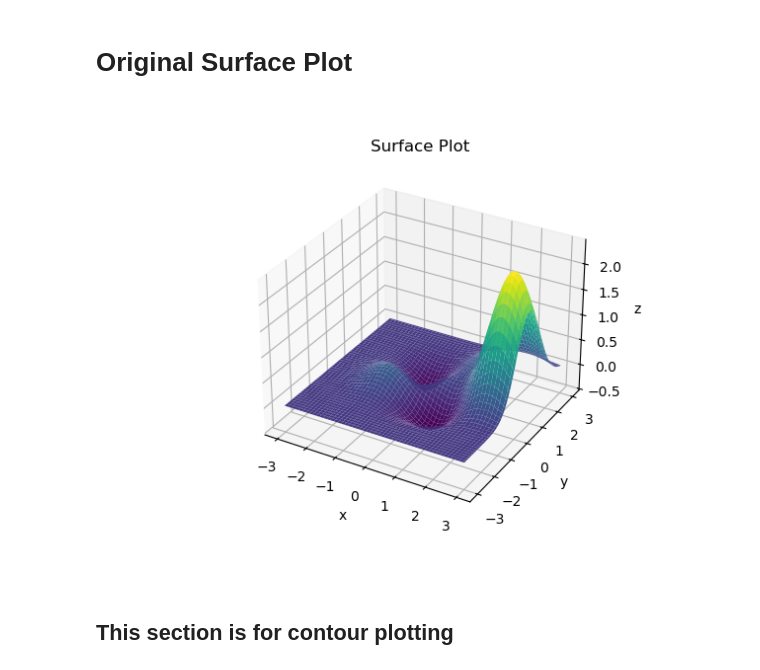
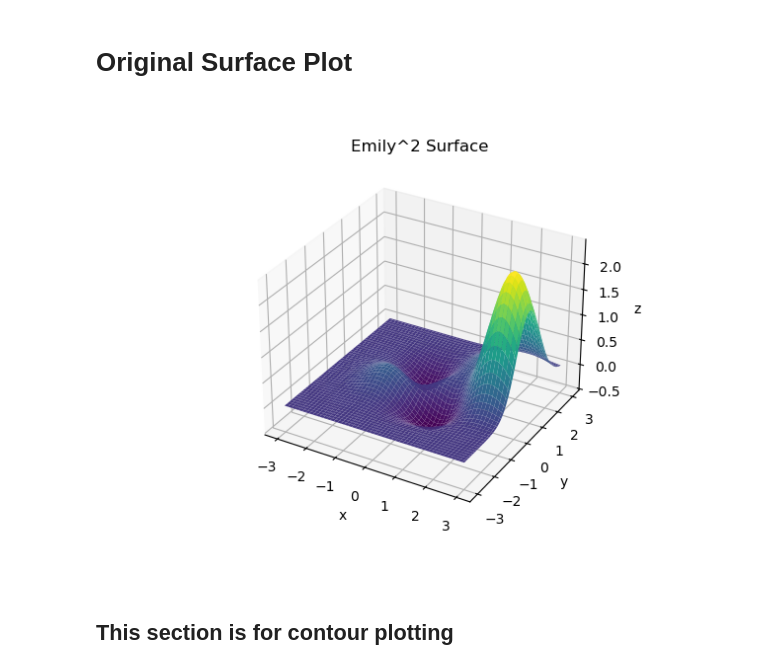
Before and after one commit to e-middleton/calcIII, a Jupyter notebook: surface.ipynb, the cells around one changed output. Saved outputs shown, nothing was run; the diff lists cells and outputs as text; code cells hidden in the pictures.

```diff
--- a/surface.ipynb
+++ b/surface.ipynb
@@ -4,35 +4,35 @@
 import matplotlib.pyplot as plt
 import numpy as np
 # allows manipulation of matplotlib objects in a jupyter notebook
 %matplotlib widget
 
 # constants, chosen randomly within the ranges
 # s.t.
 # a1, a4 E [0.8, 1.5]
 # a2, a3, a5, a6 E [0.5, 1.2]
 a1, a2, a3 = 1.5, 0.6, 0.7
 a4, a5, a6 = 0.8, 1.2, 0.99
 
 # linear spacing for domain of functions
 xRange = np.linspace(-3, 3, 100)
 yRange = np.linspace(-3, 3, 100)
 # grid of points
 X, Y = np.meshgrid(xRange,yRange)
 
 # surface
 Z = (a1*X*Y - a2*X**3 - a3*Y**2) *np.exp(-X**2 - Y**2) + (a4*X**2 - a5*X*Y + a6*Y**2)*np.exp(-(X-2)**2 -(Y-1)**2)
 
 plt.close("all")
 fig = plt.figure()
 ax = fig.add_subplot(111, projection='3d')
 ax.plot_surface(X,Y,Z, cmap='viridis')
 ax.set_xlabel('x')
 ax.set_ylabel('y')
 ax.set_zlabel('z')
-plt.title("Surface Plot")
+plt.title("Emily^2 Surface")
 plt.show()
 # %% [output]
-[figure, old version]
+[figure, new version]
 # %% [markdown]
 ## This section is for contour plotting ##
 # %%
```
Also changed, not shown: parts of 7 cells of this notebook.
